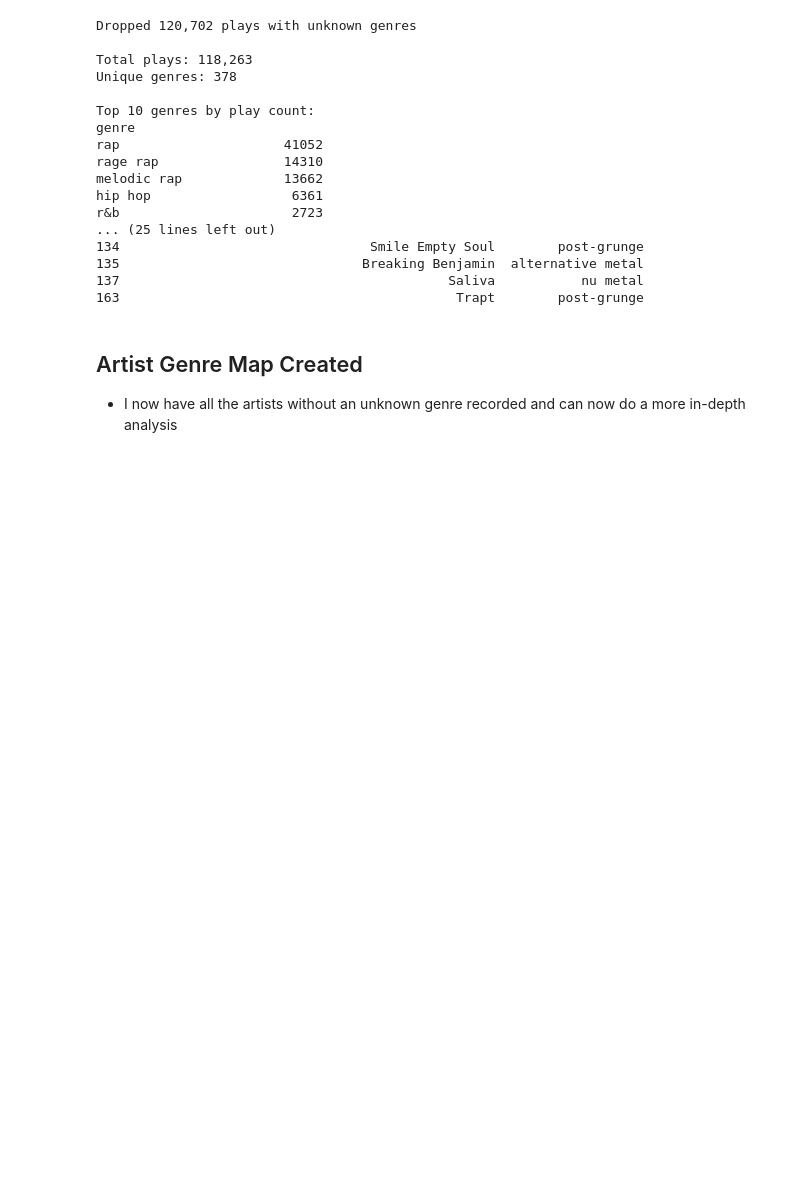
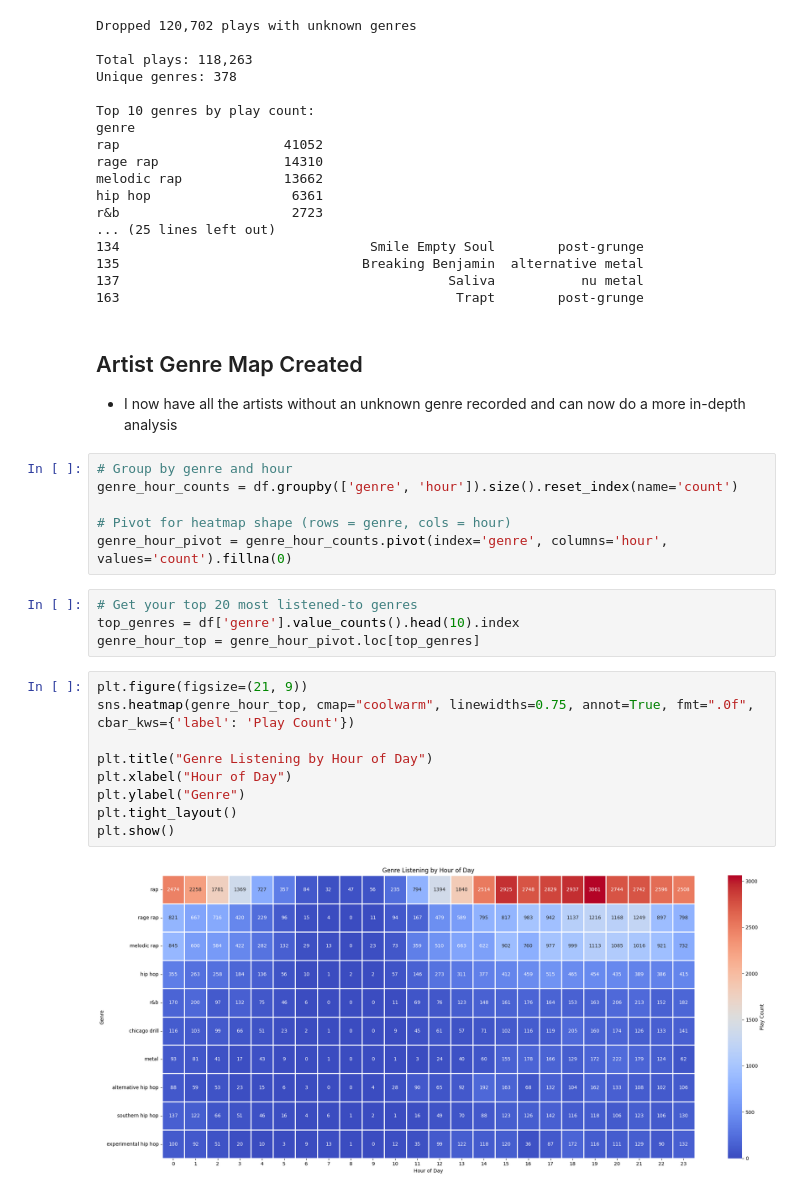
Before and after one commit to Nscook19/Spotify-Data-Analysis, a Jupyter notebook: notebooks/03_genre_mood_analysis.ipynb, the cells around one changed output. Saved outputs shown, nothing was run; the diff lists cells and outputs as text; blank space fills up the shorter version.

Commit message:
Genre Mood Analysis complete

```diff
--- a/notebooks/03_genre_mood_analysis.ipynb
+++ b/notebooks/03_genre_mood_analysis.ipynb
@@ -123,3 +123,24 @@ r&b                      2723
 # %% [markdown]
 ## Artist Genre Map Created
 - I now have all the artists without an unknown genre recorded and can now do a more in-depth analysis
+# %%
+# Group by genre and hour
+genre_hour_counts = df.groupby(['genre', 'hour']).size().reset_index(name='count')
+
+# Pivot for heatmap shape (rows = genre, cols = hour)
+genre_hour_pivot = genre_hour_counts.pivot(index='genre', columns='hour', values='count').fillna(0)
+# %%
+# Get your top 20 most listened-to genres
+top_genres = df['genre'].value_counts().head(10).index
+genre_hour_top = genre_hour_pivot.loc[top_genres]
+# %%
+plt.figure(figsize=(21, 9))
+sns.heatmap(genre_hour_top, cmap="coolwarm", linewidths=0.75, annot=True, fmt=".0f", cbar_kws={'label': 'Play Count'})
+
+plt.title("Genre Listening by Hour of Day")
+plt.xlabel("Hour of Day")
+plt.ylabel("Genre")
+plt.tight_layout()
+plt.show()
+# %% [output]
+[figure, added]
```
Also changed, not shown: parts of 6 cells of this notebook, 1 other file.
